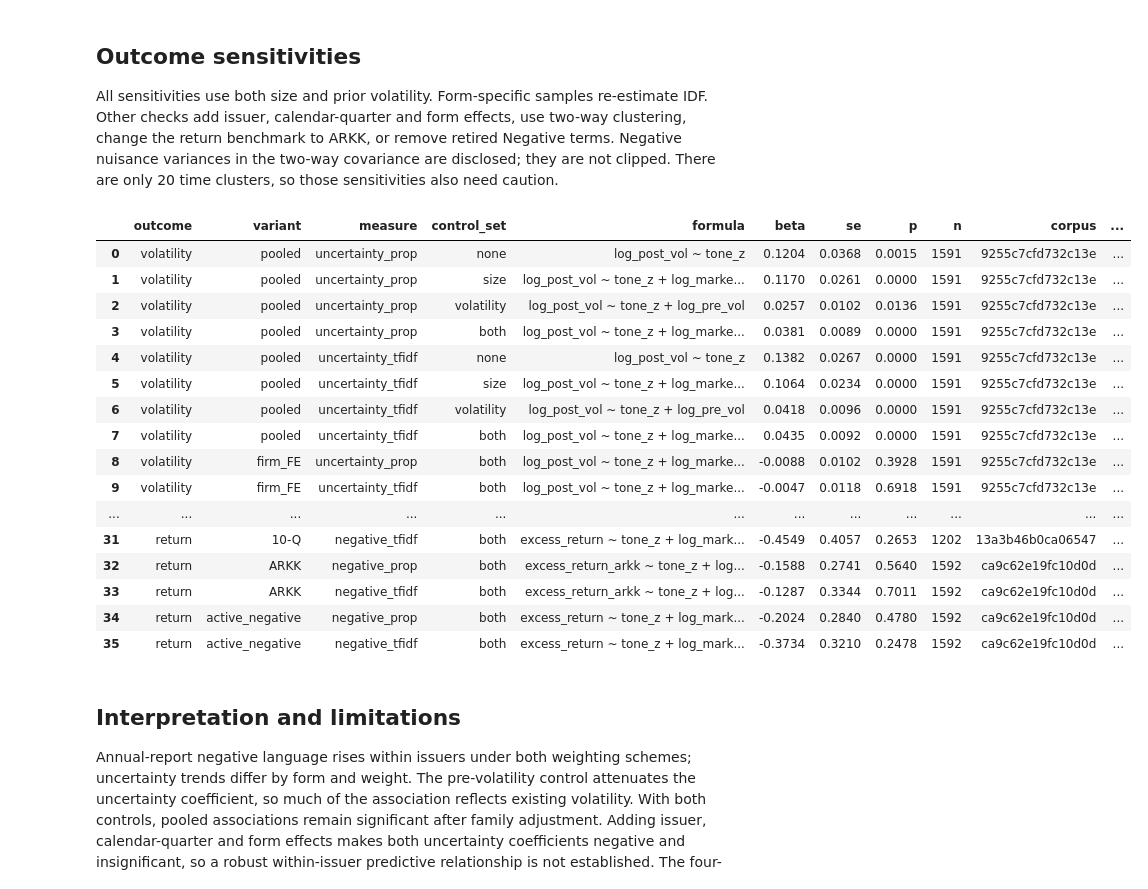
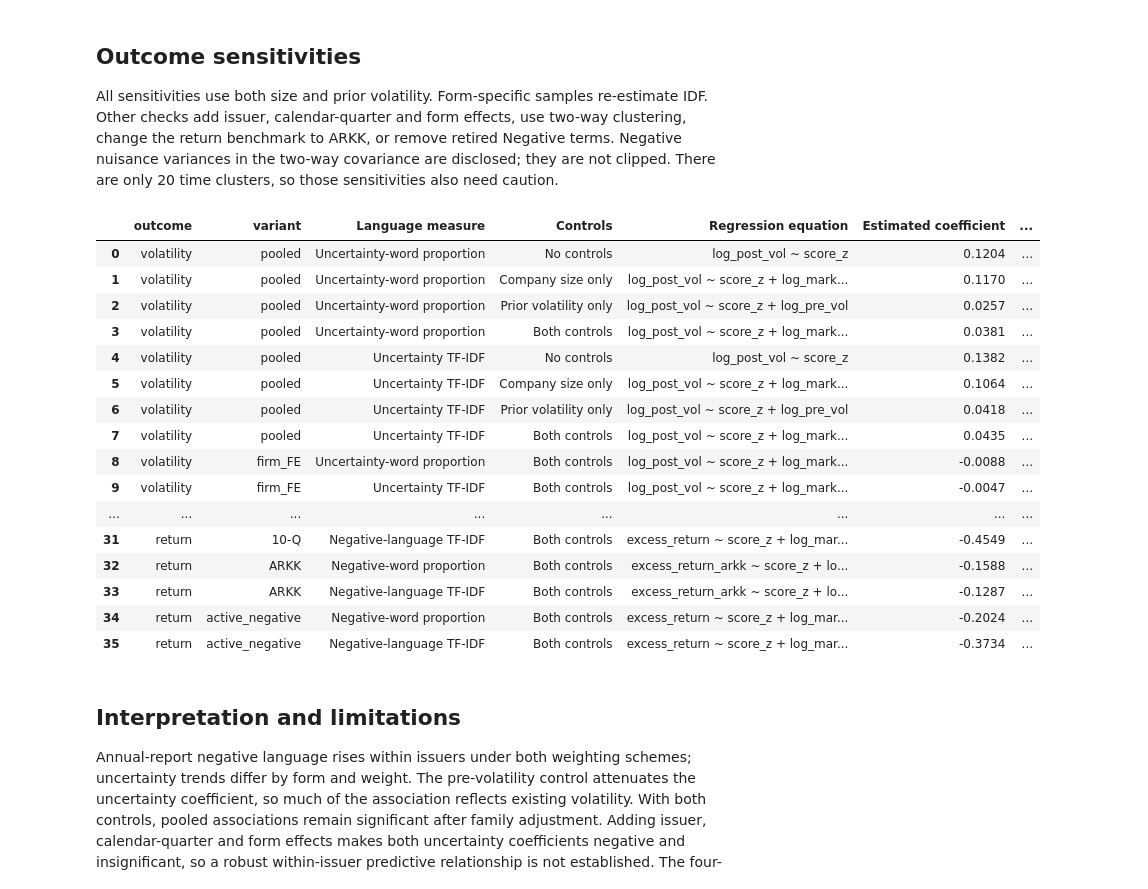
Before and after one commit to victor4628/FRE7871-NLP, a Jupyter notebook: assignment1.ipynb, the cells around one changed output. Cells and saved outputs as stored; diff of their text form; code cells hidden in the pictures.

```diff
--- a/assignment1.ipynb
+++ b/assignment1.ipynb
@@ -20,6 +20,26 @@ RESULTS=ROOT/'outputs/analysis'
 pd.set_option('display.max_rows',100)
 pd.set_option('display.max_columns',30)
 pd.set_option('display.float_format',lambda x:f'{x:.4f}')
+def show_table(frame):
+    labels={'measure':'Language measure','control_set':'Controls','beta':'Estimated coefficient',
+            'se':'Standard error','t':'t statistic','p':'p-value (zero coefficient)','holm_p':'Adjusted p-value (Holm)',
+            'n':'Observations','firms':'Number of companies','form':'Report type',
+            'ci_low':'95% confidence interval: lower','ci_high':'95% confidence interval: upper',
+            'within_beta':'Within-company slope','within_se':'Within-company standard error',
+            'within_p':'Within-company p-value','within_holm_p':'Adjusted within-company p-value (Holm)',
+            'aggregate_beta':'Overall slope','aggregate_ols_t':'Ordinary OLS t statistic',
+            'aggregate_hac_t':'Newey-West t statistic','within_n':'Company-quarter observations',
+            'term':'Variable','formula':'Regression equation','mde80':'Approximate detectable effect (80% power)'}
+    readable={'negative_prop':'Negative-word proportion','negative_tfidf':'Negative-language TF-IDF',
+              'uncertainty_prop':'Uncertainty-word proportion','uncertainty_tfidf':'Uncertainty TF-IDF',
+              'none':'No controls','size':'Company size only','volatility':'Prior volatility only',
+              'both':'Both controls','score_z':'Language score (+1 standard deviation)',
+              'log_market_value':'Company size (log market value)','log_pre_vol':'Prior volatility (log)'}
+    view=frame.copy()
+    for col in ['measure','control_set','term']:
+        if col in view:
+            view[col]=view[col].replace(readable)
+    display(view.rename(columns=labels))
 # %% [markdown]
 ## Numerical and timing tests
 The tests cover the paper's weighting formula, same-corpus IDF, early closes, missing returns, compounding, split units, inline text, shell checkboxes, common-share classes, and redundant fixed effects.
@@ -271,25 +291,25 @@ assert t6.groupby('measure').corpus.nunique().eq(1).all()
 All sensitivities use both size and prior volatility. Form-specific samples re-estimate IDF. Other checks add issuer, calendar-quarter and form effects, use two-way clustering, change the return benchmark to ARKK, or remove retired Negative terms. Negative nuisance variances in the two-way covariance are disclosed; they are not clipped. There are only 20 time clusters, so those sensitivities also need caution.
 # %%
 models=pd.read_csv(RESULTS/'all_outcome_models.csv')
-display(models[['outcome','variant','measure','control_set','formula','beta','se','p','n','corpus','negative_variance_terms']])
+show_table(models[['outcome','variant','measure','control_set','formula','beta','se','p','n','corpus','negative_variance_terms']])
 # %% [output]
-|  | outcome | variant | measure | control_set | formula | beta | se | p | n | corpus | ... |
-| 0 | volatility | pooled | uncertainty_prop | none | log_post_vol ~ tone_z | 0.1204 | 0.0368 | 0.0015 | 1591 | 9255c7cfd732c13e | ... |
-| 1 | volatility | pooled | uncertainty_prop | size | log_post_vol ~ tone_z + log_marke... | 0.1170 | 0.0261 | 0.0000 | 1591 | 9255c7cfd732c13e | ... |
-| 2 | volatility | pooled | uncertainty_prop | volatility | log_post_vol ~ tone_z + log_pre_vol | 0.0257 | 0.0102 | 0.0136 | 1591 | 9255c7cfd732c13e | ... |
-| 3 | volatility | pooled | uncertainty_prop | both | log_post_vol ~ tone_z + log_marke... | 0.0381 | 0.0089 | 0.0000 | 1591 | 9255c7cfd732c13e | ... |
-| 4 | volatility | pooled | uncertainty_tfidf | none | log_post_vol ~ tone_z | 0.1382 | 0.0267 | 0.0000 | 1591 | 9255c7cfd732c13e | ... |
-| 5 | volatility | pooled | uncertainty_tfidf | size | log_post_vol ~ tone_z + log_marke... | 0.1064 | 0.0234 | 0.0000 | 1591 | 9255c7cfd732c13e | ... |
-| 6 | volatility | pooled | uncertainty_tfidf | volatility | log_post_vol ~ tone_z + log_pre_vol | 0.0418 | 0.0096 | 0.0000 | 1591 | 9255c7cfd732c13e | ... |
-| 7 | volatility | pooled | uncertainty_tfidf | both | log_post_vol ~ tone_z + log_marke... | 0.0435 | 0.0092 | 0.0000 | 1591 | 9255c7cfd732c13e | ... |
-| 8 | volatility | firm_FE | uncertainty_prop | both | log_post_vol ~ tone_z + log_marke... | -0.0088 | 0.0102 | 0.3928 | 1591 | 9255c7cfd732c13e | ... |
-| 9 | volatility | firm_FE | uncertainty_tfidf | both | log_post_vol ~ tone_z + log_marke... | -0.0047 | 0.0118 | 0.6918 | 1591 | 9255c7cfd732c13e | ... |
-| ... | ... | ... | ... | ... | ... | ... | ... | ... | ... | ... | ... |
-| 31 | return | 10-Q | negative_tfidf | both | excess_return ~ tone_z + log_mark... | -0.4549 | 0.4057 | 0.2653 | 1202 | 13a3b46b0ca06547 | ... |
-| 32 | return | ARKK | negative_prop | both | excess_return_arkk ~ tone_z + log... | -0.1588 | 0.2741 | 0.5640 | 1592 | ca9c62e19fc10d0d | ... |
-| 33 | return | ARKK | negative_tfidf | both | excess_return_arkk ~ tone_z + log... | -0.1287 | 0.3344 | 0.7011 | 1592 | ca9c62e19fc10d0d | ... |
-| 34 | return | active_negative | negative_prop | both | excess_return ~ tone_z + log_mark... | -0.2024 | 0.2840 | 0.4780 | 1592 | ca9c62e19fc10d0d | ... |
-| 35 | return | active_negative | negative_tfidf | both | excess_return ~ tone_z + log_mark... | -0.3734 | 0.3210 | 0.2478 | 1592 | ca9c62e19fc10d0d | ... |
+|  | outcome | variant | Language measure | Controls | Regression equation | Estimated coefficient | ... |
+| 0 | volatility | pooled | Uncertainty-word proportion | No controls | log_post_vol ~ score_z | 0.1204 | ... |
+| 1 | volatility | pooled | Uncertainty-word proportion | Company size only | log_post_vol ~ score_z + log_mark... | 0.1170 | ... |
+| 2 | volatility | pooled | Uncertainty-word proportion | Prior volatility only | log_post_vol ~ score_z + log_pre_vol | 0.0257 | ... |
+| 3 | volatility | pooled | Uncertainty-word proportion | Both controls | log_post_vol ~ score_z + log_mark... | 0.0381 | ... |
+| 4 | volatility | pooled | Uncertainty TF-IDF | No controls | log_post_vol ~ score_z | 0.1382 | ... |
+| 5 | volatility | pooled | Uncertainty TF-IDF | Company size only | log_post_vol ~ score_z + log_mark... | 0.1064 | ... |
+| 6 | volatility | pooled | Uncertainty TF-IDF | Prior volatility only | log_post_vol ~ score_z + log_pre_vol | 0.0418 | ... |
+| 7 | volatility | pooled | Uncertainty TF-IDF | Both controls | log_post_vol ~ score_z + log_mark... | 0.0435 | ... |
+| 8 | volatility | firm_FE | Uncertainty-word proportion | Both controls | log_post_vol ~ score_z + log_mark... | -0.0088 | ... |
+| 9 | volatility | firm_FE | Uncertainty TF-IDF | Both controls | log_post_vol ~ score_z + log_mark... | -0.0047 | ... |
+| ... | ... | ... | ... | ... | ... | ... | ... |
+| 31 | return | 10-Q | Negative-language TF-IDF | Both controls | excess_return ~ score_z + log_mar... | -0.4549 | ... |
+| 32 | return | ARKK | Negative-word proportion | Both controls | excess_return_arkk ~ score_z + lo... | -0.1588 | ... |
+| 33 | return | ARKK | Negative-language TF-IDF | Both controls | excess_return_arkk ~ score_z + lo... | -0.1287 | ... |
+| 34 | return | active_negative | Negative-word proportion | Both controls | excess_return ~ score_z + log_mar... | -0.2024 | ... |
+| 35 | return | active_negative | Negative-language TF-IDF | Both controls | excess_return ~ score_z + log_mar... | -0.3734 | ... |
 # %% [markdown]
 ## Interpretation and limitations
 Annual-report negative language rises within issuers under both weighting schemes; uncertainty trends differ by form and weight. The pre-volatility control attenuates the uncertainty coefficient, so much of the association reflects existing volatility. With both controls, pooled associations remain significant after family adjustment. Adding issuer, calendar-quarter and form effects makes both uncertainty coefficients negative and insignificant, so a robust within-issuer predictive relationship is not established. The four-day return test is imprecise. These are different tests with different evidence; a blanket claim that the sample is too small is not warranted.
```
Also changed, not shown: parts of 12 cells of this notebook, 12 other files.
